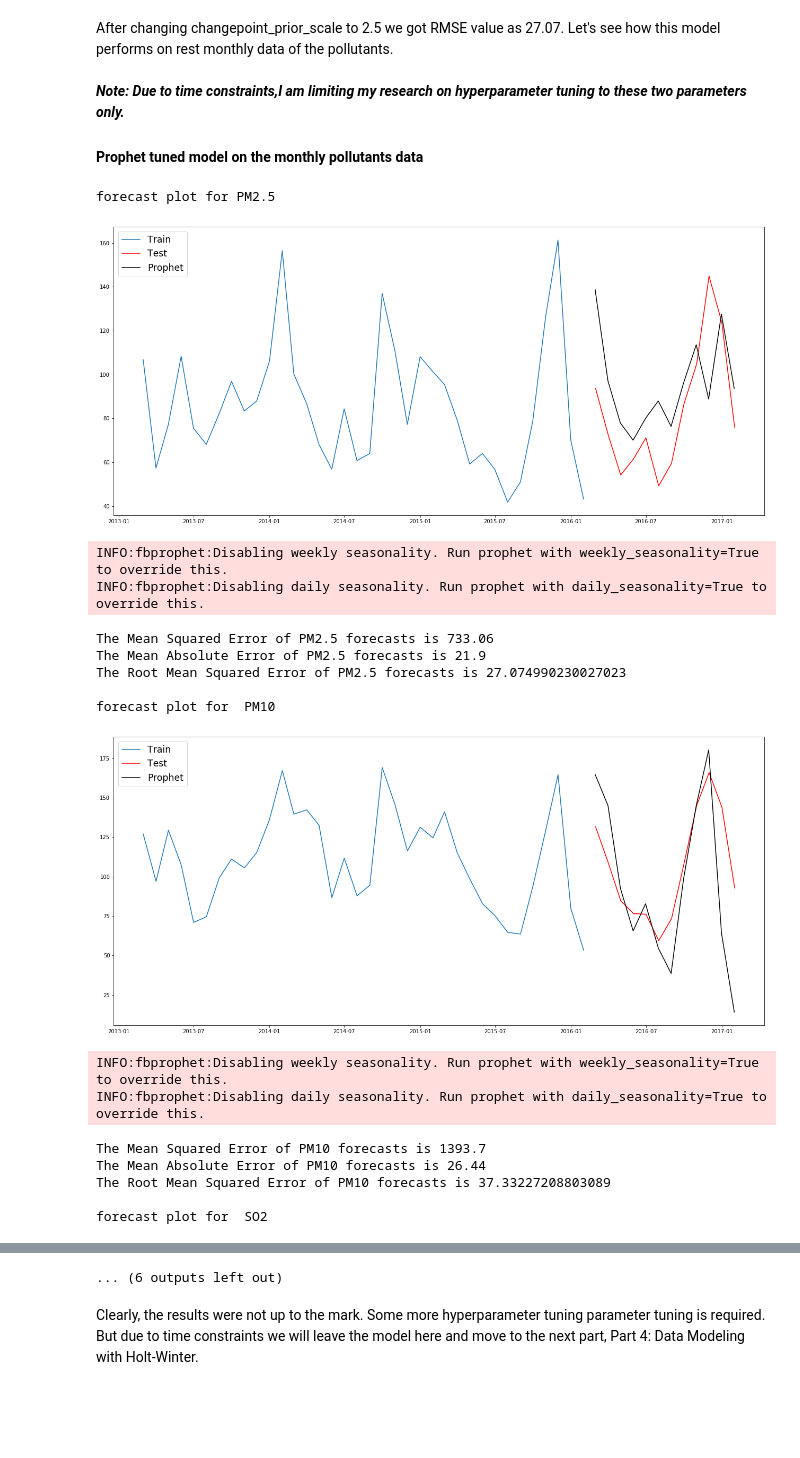
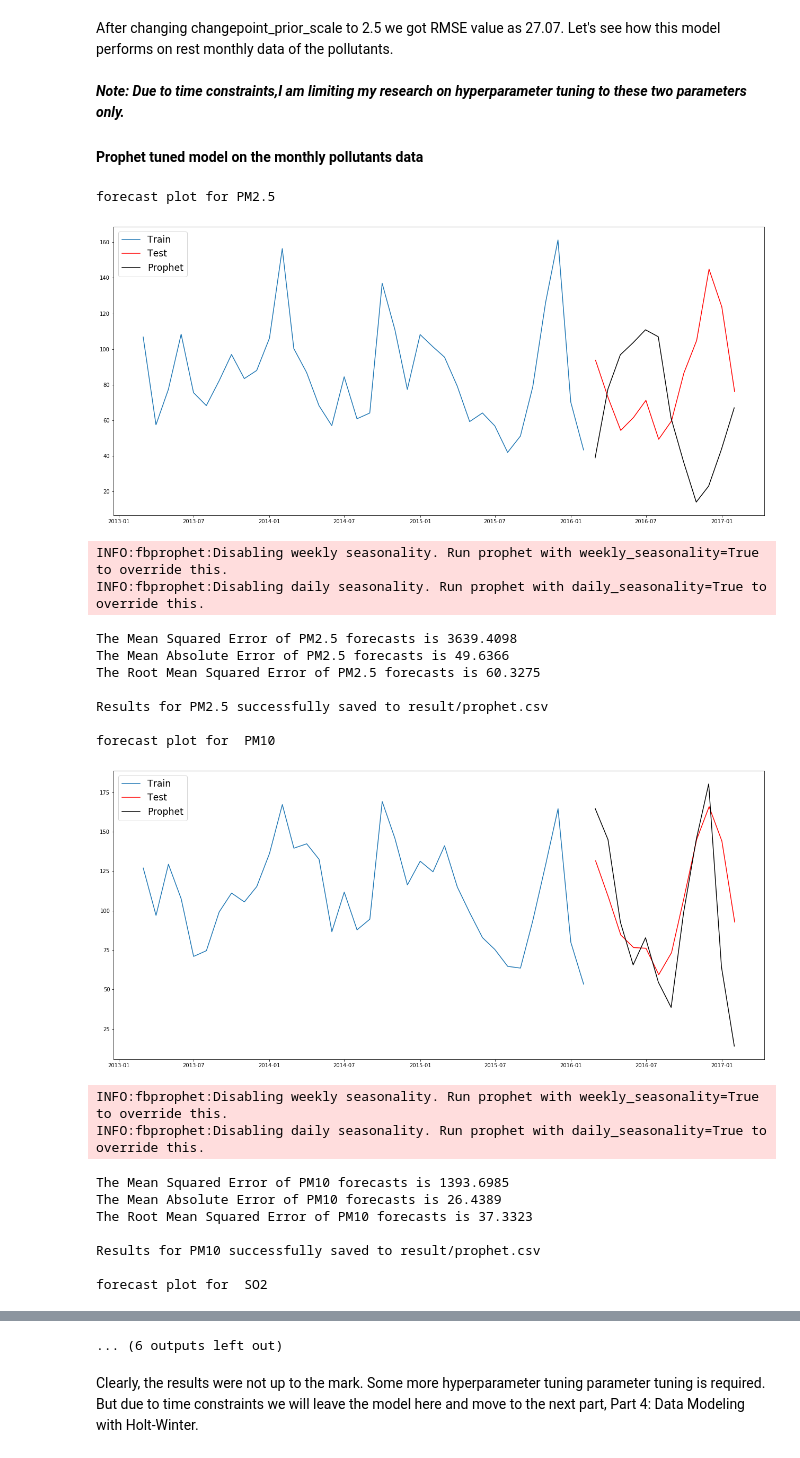
Before and after one commit to aishrock006/Capstone-Project, a Jupyter notebook: 3Data modeling with FBProphet.ipynb, the cells around one changed output, grey strips where cells are left out. Cells and saved outputs as stored; diff of their text form; code cells hidden in the pictures; blank space fills up the shorter version.

Commit message:
fix result bug

```diff
--- a/3Data modeling with FBProphet.ipynb
+++ b/3Data modeling with FBProphet.ipynb
@@ -341,9 +342,31 @@ plt.show()
 mse = mean_squared_error(test_PM25['y'], forecast['yhat'][-test_PM25.shape[0]:].reset_index(drop = True))
 mae = mean_absolute_error(test_PM25['y'], forecast['yhat'][-test_PM25.shape[0]:].reset_index(drop = True))
 # print results for PM2.5
-print('The Mean Squared Error of PM2.5 forecasts is {}'.format(round(mse, 2)))
-print('The Mean Absolute Error of PM2.5 forecasts is {}'.format(round(mae, 2)))
-print('The Root Mean Squared Error of PM2.5 forecasts is {}'.format(np.sqrt(mse)))
+print('The Mean Squared Error of PM2.5 forecasts is {}'.format(round(mse, 4)))
+print('The Mean Absolute Error of PM2.5 forecasts is {}'.format(round(mae, 4)))
+print('The Root Mean Squared Error of PM2.5 forecasts is {}'.format(round(np.sqrt(mse), 4)))
+
+# save results for PM2.5 locally
+if not os.path.exists('result'): os.mkdir('result')
+if not os.path.exists('result/prophet.csv'):
+    # create result dataframe for storing evaluation results(initialized with zeros)
+    pd.DataFrame(data = {'EM' : ['mse','mae','rmse'] , 'PM2.5': [0.0,0.0,0.0], 'PM10': [0.0,0.0,0.0],
+                                  'SO2': [0.0,0.0,0.0], 'NO2': [0.0,0.0,0.0],
+                                  'CO': [0.0,0.0,0.0], 'O3': [0.0,0.0,0.0],
+
+                        }).to_csv('result/prophet.csv',index = False)
+# read the lstm.csv file
+result = pd.read_csv('result/prophet.csv', dtype = {'EM':str})
+# set index as EM (Evaluation Matrix)
+result.set_index('EM', inplace = True)
+# write all the results
+result['PM2.5']['mse'] = round(mse, 4)
+result['PM2.5']['mae'] = round(mae, 4)
+result['PM2.5']['rmse'] = round(np.sqrt(mse), 4)
+
+# display successfull write message
+print('\nResults for PM2.5 successfully saved to result/prophet.csv')
+
 
 # Evaluation for rest of the pollutants
 # store names of all pollutants
@@ -351,50 +374,65 @@ pol_name = ['PM10', 'SO2', 'NO2', 'CO', 'O3']
 
 # fit model to all the monthly data of pollutants
 for i in range(len(list_train)):
     print('\nforecast plot for ', pol_name[i])
     # fit each pollutant data to model
     #  Note: We will be using the basic phrophet model as the previously tuned model was tuned w.r.t PM2.5 data and may not work on different dataset
     model = Prophet()
     model.fit(list_train[i])
     # predict data for each pollutant
     future = model.make_future_dataframe(periods=12, freq = 'M')
     forecast = model.predict(future)
     # plot each predictions
     plt.figure(figsize=(22, 10))
     plt.plot(list_train[i]['ds'], list_train[i]['y'], label='Train')
     plt.plot(list_test[i]['ds'], list_test[i]['y'], label='Test', color='r')
     plt.plot(forecast['ds'][-list_test[i].shape[0]:], forecast['yhat'][-list_test[i].shape[0]:], label='Prophet', color='k')
     plt.legend(loc='best', fontsize='xx-large')
     plt.show()
 
     # model evaluation
     actual = list_test[i]['y']
     pred = forecast['yhat'][-list_test[i].shape[0]:].reset_index(drop = True)
 
     # calcuate mean square error
     mse = mean_squared_error(actual, pred)
     # calculate mean absolute error
     mae = mean_absolute_error(actual, pred)
     # print results
-    print('The Mean Squared Error of {} forecasts is {}'.format(pol_name[i],round(mse, 2)))
-    print('The Mean Absolute Error of {} forecasts is {}'.format(pol_name[i],round(mae, 2)))
-    print('The Root Mean Squared Error of {} forecasts is {}'.format(pol_name[i], np.sqrt(mse)))
+    print('The Mean Squared Error of {} forecasts is {}'.format(pol_name[i],round(mse, 4)))
+    print('The Mean Absolute Error of {} forecasts is {}'.format(pol_name[i],round(mae, 4)))
+    print('The Root Mean Squared Error of {} forecasts is {}'.format(pol_name[i], round(np.sqrt(mse), 4)))
+
+    # write all the results
+    result[pol_name[i]]['mse'] = round(mse, 4)
+    result[pol_name[i]]['mae'] = round(mae, 4)
+    result[pol_name[i]]['rmse'] = round(np.sqrt(mse), 4)
+
+    # display successfull write message
+    print('\nResults for {} successfully saved to result/prophet.csv'.format(pol_name[i]))
+
+# save the file after writing
+result.to_csv('result/prophet.csv')
 # %% [output]
 forecast plot for PM2.5
-[figure, old version]
+[figure, new version]
 INFO:fbprophet:Disabling weekly seasonality. Run prophet with weekly_seasonality=True to override this.
 INFO:fbprophet:Disabling daily seasonality. Run prophet with daily_seasonality=True to override this.
-The Mean Squared Error of PM2.5 forecasts is 733.06
-The Mean Absolute Error of PM2.5 forecasts is 21.9
-The Root Mean Squared Error of PM2.5 forecasts is 27.074990230027023
+The Mean Squared Error of PM2.5 forecasts is 3639.4098
+The Mean Absolute Error of PM2.5 forecasts is 49.6366
+The Root Mean Squared Error of PM2.5 forecasts is 60.3275
+
+Results for PM2.5 successfully saved to result/prophet.csv
 
 forecast plot for  PM10
 [figure]
 INFO:fbprophet:Disabling weekly seasonality. Run prophet with weekly_seasonality=True to override this.
 INFO:fbprophet:Disabling daily seasonality. Run prophet with daily_seasonality=True to override this.
-The Mean Squared Error of PM10 forecasts is 1393.7
-The Mean Absolute Error of PM10 forecasts is 26.44
-The Root Mean Squared Error of PM10 forecasts is 37.33227208803089
+The Mean Squared Error of PM10 forecasts is 1393.6985
+The Mean Absolute Error of PM10 forecasts is 26.4389
+The Root Mean Squared Error of PM10 forecasts is 37.3323
+
+Results for PM10 successfully saved to result/prophet.csv
 
 forecast plot for  SO2
 [figure]
```
Also changed, not shown: parts of 5 cells of this notebook.
